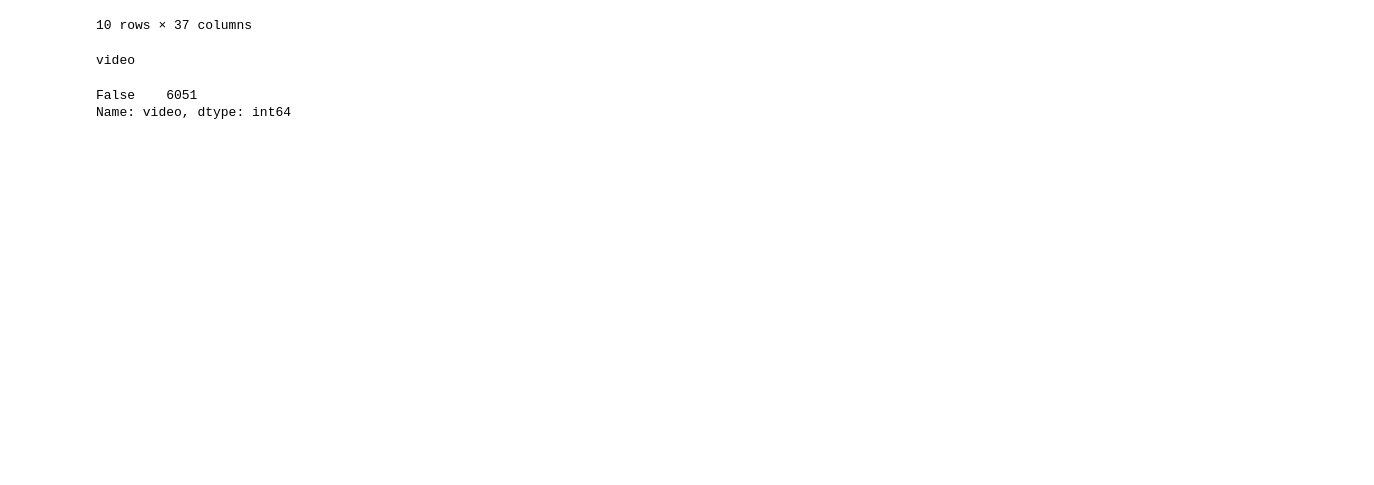
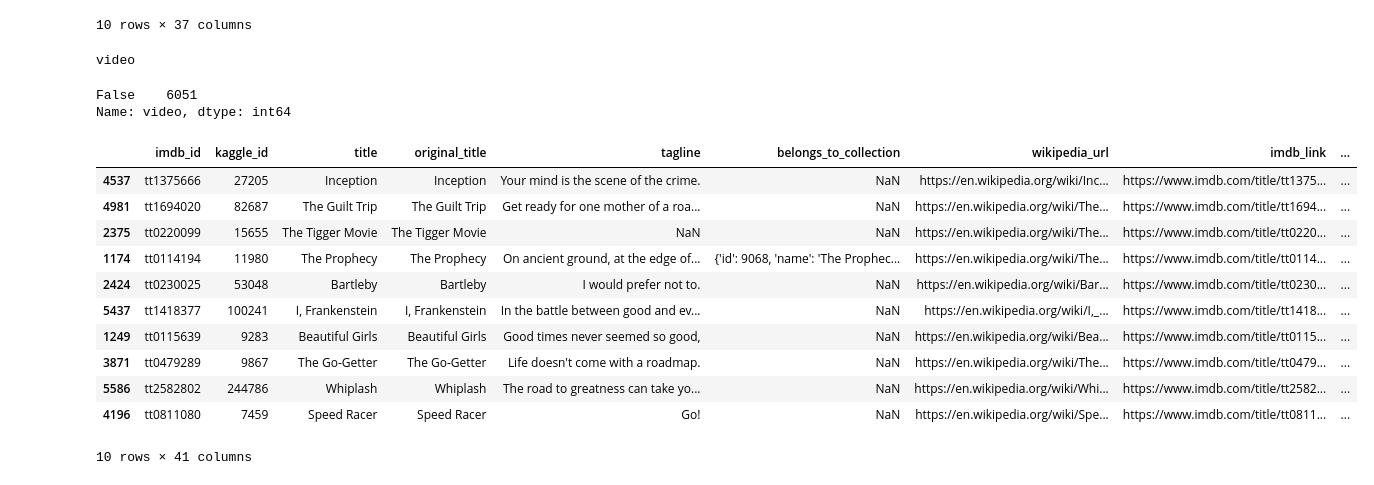
Before and after one commit to jnorman74/Movies-ETL, a Jupyter notebook: DataExtract.ipynb, the cells around one changed output. Cells and saved outputs as stored; diff of their text form; code cells hidden in the pictures; blank space fills up the shorter version.

```diff
--- a/DataExtract.ipynb
+++ b/DataExtract.ipynb
@@ -1151,0 +1159,28 @@ movies_df.rename({'id':'kaggle_id',
+# %%
+rating_counts = ratings.groupby(['movieId','rating'], as_index=False).count() \
+                .rename({'userId':'count'}, axis=1) \
+                .pivot(index='movieId',columns='rating', values='count')
+# %%
+#rename columns
+rating_counts.columns = ['rating_' + str(col) for col in rating_counts.columns]
+# %%
+#merge data
+movies_with_ratings_df = pd.merge(movies_df, rating_counts, left_on='kaggle_id', right_index=True, how='left')
+# %%
+#Fill missing values with zeros
+movies_with_ratings_df[rating_counts.columns] = movies_with_ratings_df[rating_counts.columns].fillna(0)
+# %%
+movies_with_ratings_df.sample(10)
+# %% [output]
+|  | imdb_id | kaggle_id | title | original_title | tagline | belongs_to_collection | wikipedia_url | imdb_link | ... |
+| 4537 | tt1375666 | 27205 | Inception | Inception | Your mind is the scene of the crime. | NaN | https://en.wikipedia.org/wiki/Inc... | https://www.imdb.com/title/tt1375... | ... |
+| 4981 | tt1694020 | 82687 | The Guilt Trip | The Guilt Trip | Get ready for one mother of a roa... | NaN | https://en.wikipedia.org/wiki/The... | https://www.imdb.com/title/tt1694... | ... |
+| 2375 | tt0220099 | 15655 | The Tigger Movie | The Tigger Movie | NaN | NaN | https://en.wikipedia.org/wiki/The... | https://www.imdb.com/title/tt0220... | ... |
+| 1174 | tt0114194 | 11980 | The Prophecy | The Prophecy | On ancient ground, at the edge of... | {'id': 9068, 'name': 'The Prophec... | https://en.wikipedia.org/wiki/The... | https://www.imdb.com/title/tt0114... | ... |
+| 2424 | tt0230025 | 53048 | Bartleby | Bartleby | I would prefer not to. | NaN | https://en.wikipedia.org/wiki/Bar... | https://www.imdb.com/title/tt0230... | ... |
+| 5437 | tt1418377 | 100241 | I, Frankenstein | I, Frankenstein | In the battle between good and ev... | NaN | https://en.wikipedia.org/wiki/I,_... | https://www.imdb.com/title/tt1418... | ... |
+| 1249 | tt0115639 | 9283 | Beautiful Girls | Beautiful Girls | Good times never seemed so good, | NaN | https://en.wikipedia.org/wiki/Bea... | https://www.imdb.com/title/tt0115... | ... |
+| 3871 | tt0479289 | 9867 | The Go-Getter | The Go-Getter | Life doesn't come with a roadmap. | NaN | https://en.wikipedia.org/wiki/The... | https://www.imdb.com/title/tt0479... | ... |
+| 5586 | tt2582802 | 244786 | Whiplash | Whiplash | The road to greatness can take yo... | NaN | https://en.wikipedia.org/wiki/Whi... | https://www.imdb.com/title/tt2582... | ... |
+| 4196 | tt0811080 | 7459 | Speed Racer | Speed Racer | Go! | NaN | https://en.wikipedia.org/wiki/Spe... | https://www.imdb.com/title/tt0811... | ... |
+10 rows × 41 columns
```
Also changed, not shown: parts of 3 cells of this notebook.
